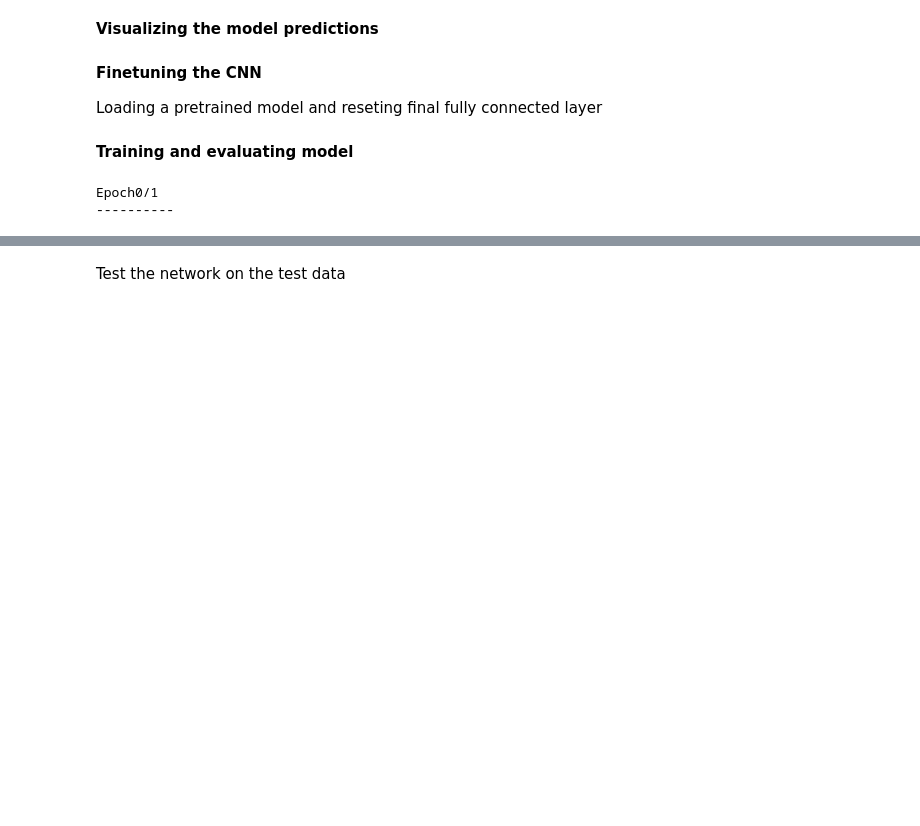
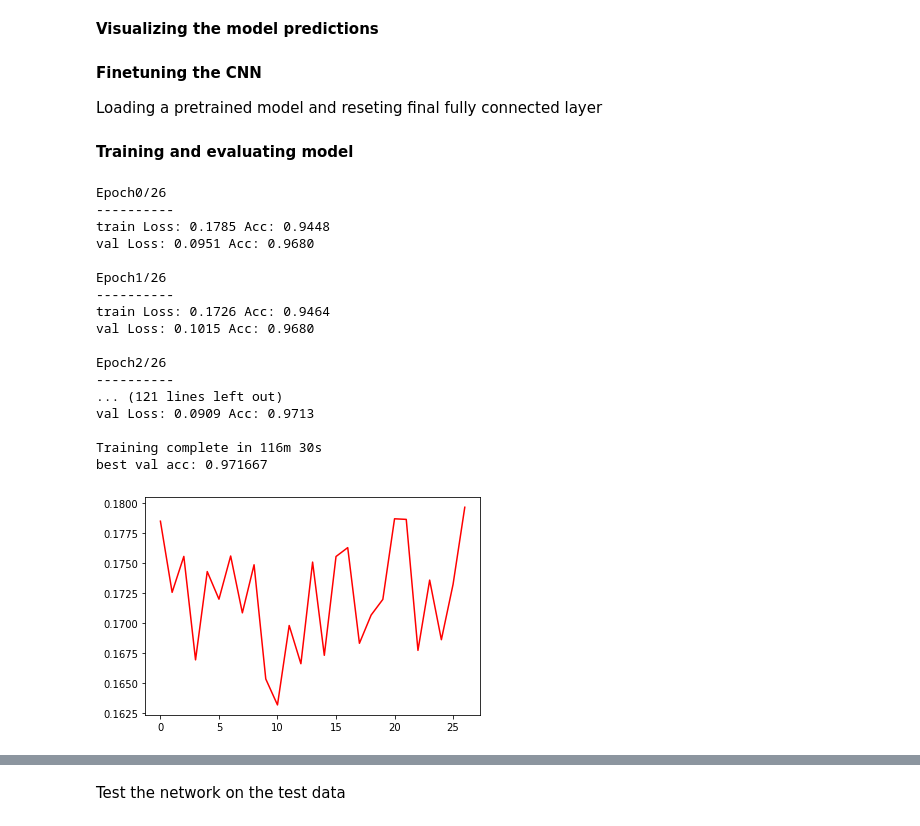
Before and after one commit to omarkhalifa2/space_task, a Jupyter notebook: train.ipynb, the cells around one changed output, grey strips where cells are left out. Saved outputs shown, nothing was run; the diff lists cells and outputs as text; code cells hidden in the pictures; blank space fills up the shorter version.

```diff
--- a/train.ipynb
+++ b/train.ipynb
@@ -35,11 +35,12 @@ import copy
 # %%
 # Data augmentation and normalization for training
 # Just normalization for validation
+# IMPORTANT : uncomment first cell to download data and load data loaders
 data_transforms = {
     'train': tranys.Compose([
         tranys.RandomResizedCrop(224),
         tranys.RandomHorizontalFlip(),
-     #   tranys.ColorJitter(),
+#       tranys.ColorJitter(),
         tranys.ToTensor(),
         tranys.Normalize([0.485,0.456,0.406],[0.229,0.224,0.225])
     ]),
@@ -56,7 +57,8 @@ data_transforms = {
         tranys.Normalize([0.485,0.456,0.406],[0.229,0.224,0.225])
     ])
 }
-master_f = './spacetask/data'
+
+master_f = './space_task/data'
 image_datasets = {x: datasets.ImageFolder(os.path.join(master_f,x),
                                           data_transforms[x])
                  for x in ['train','val','test']}
@@ -215,16 +217,32 @@ model_ft = model_ft.to(device)
 
 criterion = nn.CrossEntropyLoss()
 
-optimizer_ft = optim.SGD(model_ft.parameters(),lr=0.0005,momentum=0.9)
+optimizer_ft = optim.SGD(model_ft.parameters(),lr=0.001,momentum=0.9)
 #optimizer_ft = optim.RMSprop(model_ft.parameters(),lr=0.001)
 # Decay LR by a factor of 0.1 every 7 epochs
 exp_lr_scheduler = lr_scheduler.StepLR(optimizer_ft, step_size=7 , gamma=0.1)
 # %% [markdown]
 **Training and evaluating model**
 # %%
-model_ft = train_model(model_ft,criterion,optimizer_ft,exp_lr_scheduler,num_epochs=2)
+model_ft = train_model(model_ft,criterion,optimizer_ft,exp_lr_scheduler,num_epochs=27)
 # %% [output]
-Epoch0/1
+Epoch0/26
 ----------
+train Loss: 0.1785 Acc: 0.9448
+val Loss: 0.0951 Acc: 0.9680
+
+Epoch1/26
+----------
+train Loss: 0.1726 Acc: 0.9464
+val Loss: 0.1015 Acc: 0.9680
+
+Epoch2/26
+----------
+... (121 lines left out)
+val Loss: 0.0909 Acc: 0.9713
+
+Training complete in 116m 30s
+best val acc: 0.971667
+[figure, added]
 # %%
 visualize_model(model_ft)
```
Also changed, not shown: parts of 6 cells of this notebook, 4 other files.
